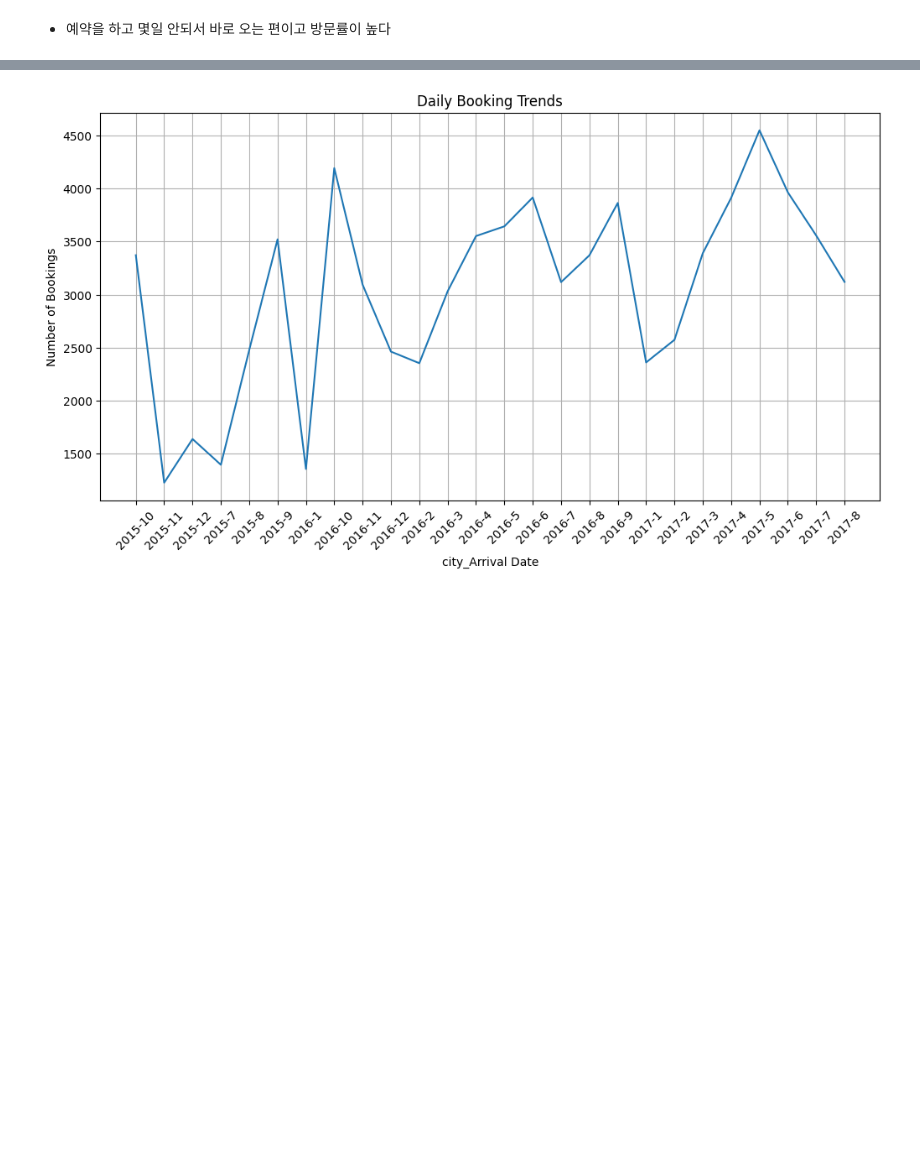
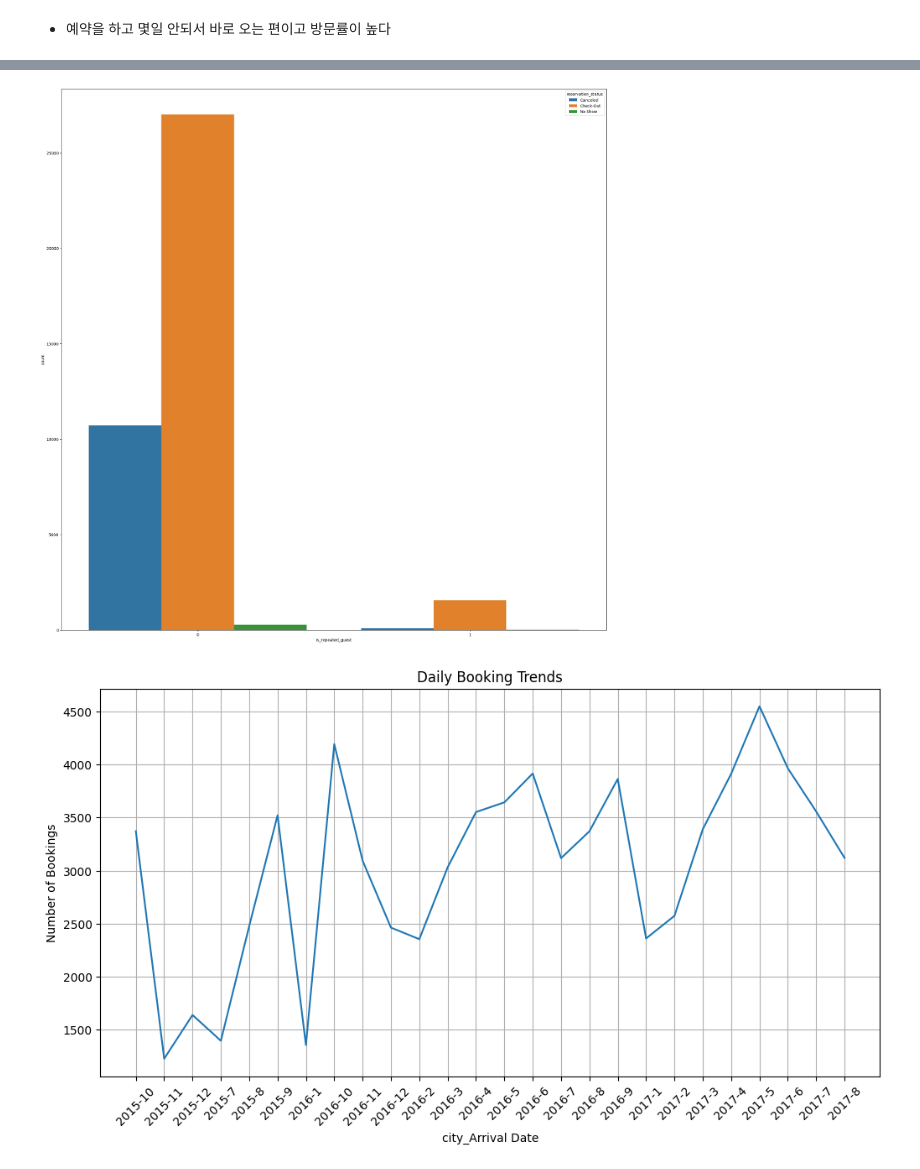
Before and after one commit to wjco/DAStudy-sun2, a Jupyter notebook: jss/hotel_booking_analysis/hotel_booking_analysis.ipynb, the cells around one changed output, grey strips where cells are left out. Cells and saved outputs as stored; diff of their text form; code cells hidden in the pictures; blank space fills up the shorter version.

```diff
--- a/jss/hotel_booking_analysis/hotel_booking_analysis.ipynb
+++ b/jss/hotel_booking_analysis/hotel_booking_analysis.ipynb
@@ -499,3 +523,11 @@ plt.show()
+# %%
+resort_repeated = resort_hotel.groupby(['reservation_status','is_repeated_guest'])['reservation_status'].size().reset_index(name='count')
+# %%
+plt.figure(figsize=(25, 25))
+sns.barplot(data=resort_repeated, x='is_repeated_guest', y='count',hue='reservation_status')
+plt.show()
+# %% [output]
+[figure, added]
 # %%
 city_hotel = hotel_booking_df.loc[hotel_booking_df['hotel']=='City Hotel']
 # %%
```
Also changed, not shown: parts of 20 cells of this notebook.
